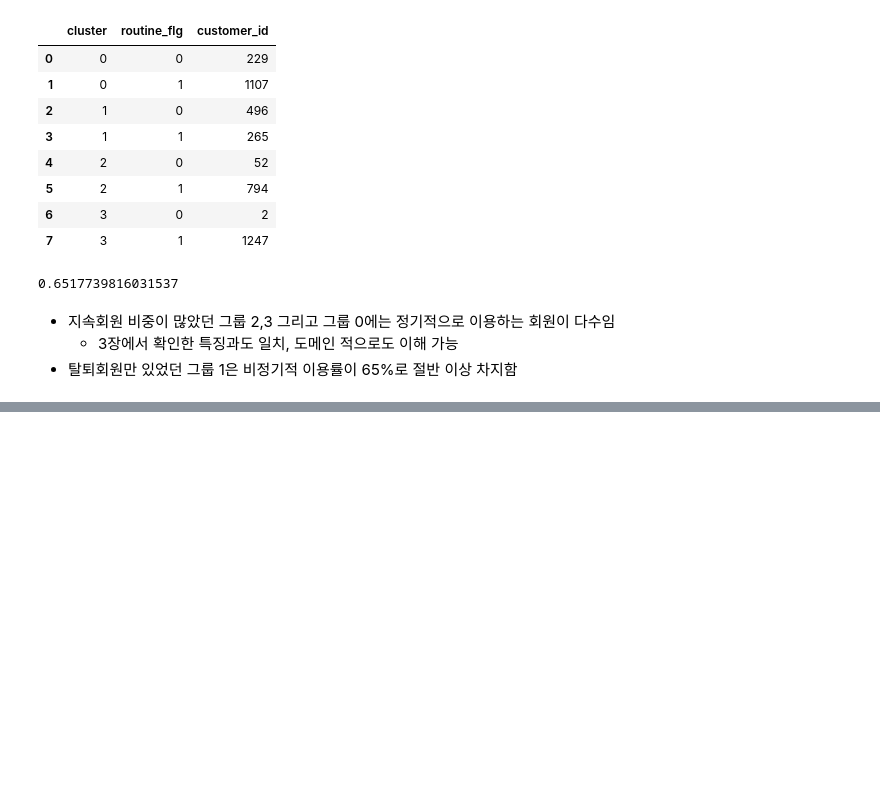
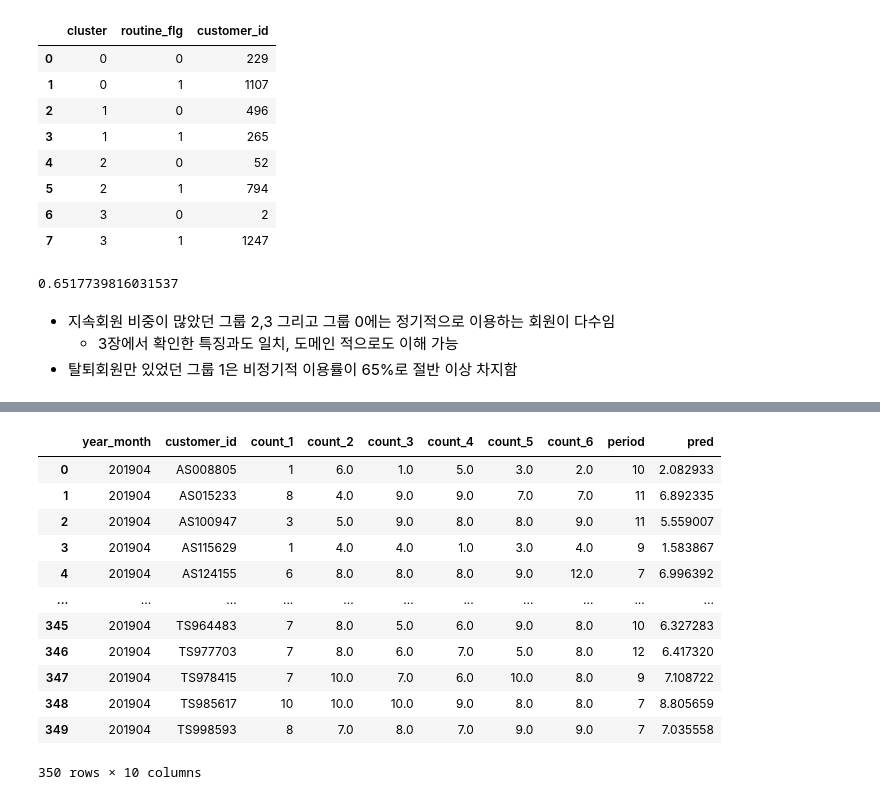
Before and after one commit to soojeong-DA/Machine-Learing_and_Statistics, a Jupyter notebook: 파이썬 데이터 분석 실무 테크닉 100/04. 고객 클러스터링과 행동 예측.ipynb, the cells around one changed output, grey strips where cells are left out. Drawn from its saved outputs; the diff is of its cells as text; code cells hidden in the pictures; blank space fills up the shorter version.

Commit message:
[chapter4] KMeans, Linear Regression

```diff
--- a/파이썬 데이터 분석 실무 테크닉 100/04. 고객 클러스터링과 행동 예측.ipynb
+++ b/파이썬 데이터 분석 실무 테크닉 100/04. 고객 클러스터링과 행동 예측.ipynb
@@ -287,0 +388,10 @@ customer_clustering.groupby(['cluster','routine_flg'])[['customer_id']].count().
+# %%
+predict_data['now_date'] = pd.to_datetime(predict_data['year_month'], format='%Y%m')
+predict_data['start_date'] = pd.to_datetime(predict_data['start_date'])
+
+predict_data['period'] = None
+predict_data['period'] = predict_data['now_date'] - predict_data['start_date']
+predict_data['period'] = predict_data['period']/np.timedelta64(1,'M')
+predict_data['period'] = predict_data['period'].apply(lambda x : round(x)) # 반올림
+predict_data['period'] = predict_data['period'].astype(int)
+predict_data.head()
@@ -287,0 +425,12 @@ customer_clustering.groupby(['cluster','routine_flg'])[['customer_id']].count().
+# %%
+from sklearn.linear_model import LinearRegression
+from sklearn.model_selection import train_test_split
+
+predict_data = predict_data.loc[predict_data['start_date'] >= pd.to_datetime('20180401')].copy()
+
+X = predict_data[['count_1','count_2','count_3','count_4','count_5','count_6','period']]
+y = predict_data['count_pred']
+X_train, X_test, y_train, y_test = train_test_split(X,y)
+
+model = LinearRegression()
+model.fit(X_train, y_train)
@@ -287,0 +503,17 @@ customer_clustering.groupby(['cluster','routine_flg'])[['customer_id']].count().
+# %%
+result = pd.concat([perdict_201904, pred], axis=1)
+result
+# %% [output]
+|  | year_month | customer_id | count_1 | count_2 | count_3 | count_4 | count_5 | count_6 | period | pred |
+| 0 | 201904 | AS008805 | 1 | 6.0 | 1.0 | 5.0 | 3.0 | 2.0 | 10 | 2.082933 |
+| 1 | 201904 | AS015233 | 8 | 4.0 | 9.0 | 9.0 | 7.0 | 7.0 | 11 | 6.892335 |
+| 2 | 201904 | AS100947 | 3 | 5.0 | 9.0 | 8.0 | 8.0 | 9.0 | 11 | 5.559007 |
+| 3 | 201904 | AS115629 | 1 | 4.0 | 4.0 | 1.0 | 3.0 | 4.0 | 9 | 1.583867 |
+| 4 | 201904 | AS124155 | 6 | 8.0 | 8.0 | 8.0 | 9.0 | 12.0 | 7 | 6.996392 |
+| ... | ... | ... | ... | ... | ... | ... | ... | ... | ... | ... |
+| 345 | 201904 | TS964483 | 7 | 8.0 | 5.0 | 6.0 | 9.0 | 8.0 | 10 | 6.327283 |
+| 346 | 201904 | TS977703 | 7 | 8.0 | 6.0 | 7.0 | 5.0 | 8.0 | 12 | 6.417320 |
+| 347 | 201904 | TS978415 | 7 | 10.0 | 7.0 | 6.0 | 10.0 | 8.0 | 9 | 7.108722 |
+| 348 | 201904 | TS985617 | 10 | 10.0 | 10.0 | 9.0 | 8.0 | 8.0 | 7 | 8.805659 |
+| 349 | 201904 | TS998593 | 8 | 7.0 | 8.0 | 7.0 | 9.0 | 9.0 | 7 | 7.035558 |
+350 rows × 10 columns
```
Also changed, not shown: parts of 27 cells of this notebook.
